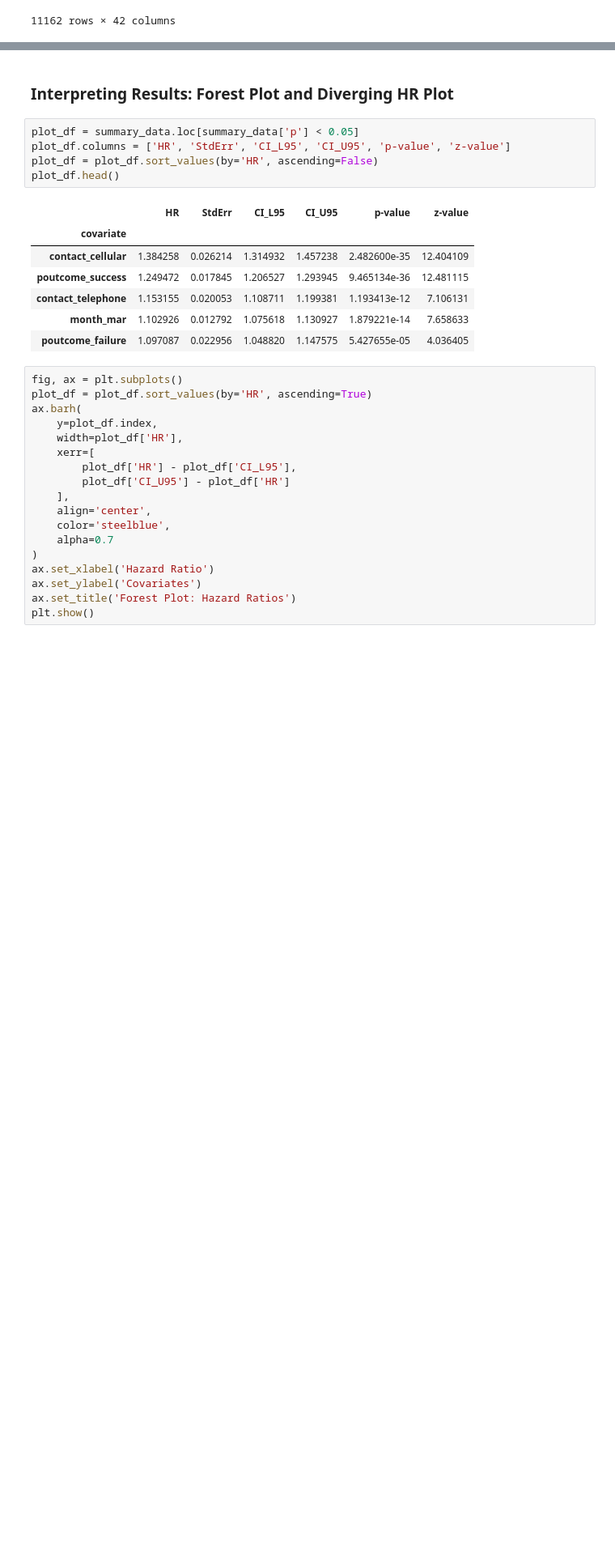
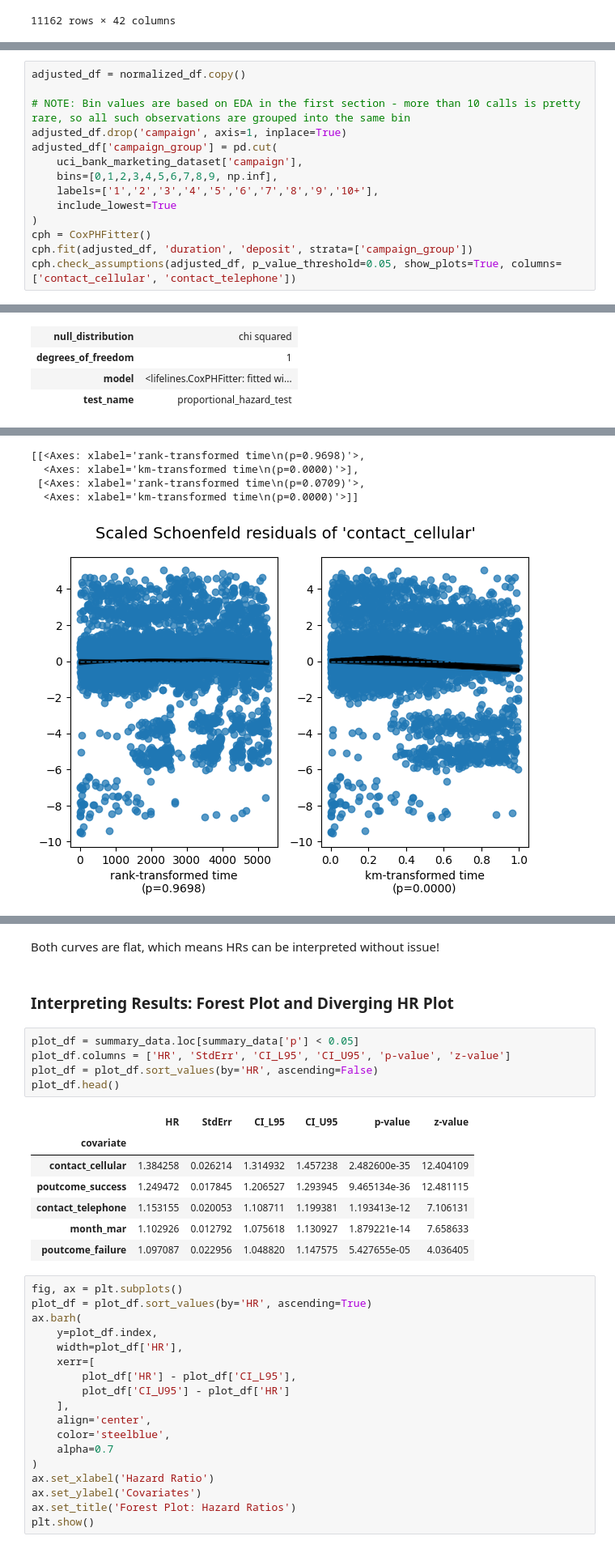
Before and after one commit to av1kav/jupyter-notebooks, a Jupyter notebook: SurvivalAnalysis.ipynb, the cells around one changed output, grey strips where cells are left out. Shown at 81% size. Saved outputs shown, nothing was run; the diff lists cells and outputs as text; blank space fills up the shorter version.

```diff
--- a/SurvivalTimeAnalysis.ipynb
+++ b/SurvivalAnalysis.ipynb
@@ -239,0 +344,15 @@ cph.print_summary()
+# %%
+adjusted_df = normalized_df.copy()
+
+# NOTE: Bin values are based on EDA in the first section - more than 10 calls is pretty rare, so all such observations are grouped into the same bin
+adjusted_df.drop('campaign', axis=1, inplace=True)
+adjusted_df['campaign_group'] = pd.cut(
+    uci_bank_marketing_dataset['campaign'],
+    bins=[0,1,2,3,4,5,6,7,8,9, np.inf],
+    labels=['1','2','3','4','5','6','7','8','9','10+'],
+    include_lowest=True
+)
+cph = CoxPHFitter()
+cph.fit(adjusted_df, 'duration', 'deposit', strata=['campaign_group'])
+cph.check_assumptions(adjusted_df, p_value_threshold=0.05, show_plots=True, columns=['contact_cellular', 'contact_telephone'])
+# %% [output]
@@ -239,0 +369,4 @@ cph.print_summary()
+| null_distribution | chi squared |
+| degrees_of_freedom | 1 |
+| model | <lifelines.CoxPHFitter: fitted wi... |
+| test_name | proportional_hazard_test |
@@ -239,0 +409,5 @@ cph.print_summary()
+[[<Axes: xlabel='rank-transformed time\n(p=0.9698)'>,
+  <Axes: xlabel='km-transformed time\n(p=0.0000)'>],
+ [<Axes: xlabel='rank-transformed time\n(p=0.0709)'>,
+  <Axes: xlabel='km-transformed time\n(p=0.0000)'>]]
+[figure, added]
@@ -240,3 +415,5 @@ cph.print_summary()
+# %% [markdown]
+Both curves are flat, which means HRs can be interpreted without issue!
 # %% [markdown]
 ### Interpreting Results: Forest Plot and Diverging HR Plot
 # %%
```
Also changed, not shown: parts of 20 cells of this notebook, 1 other file.
